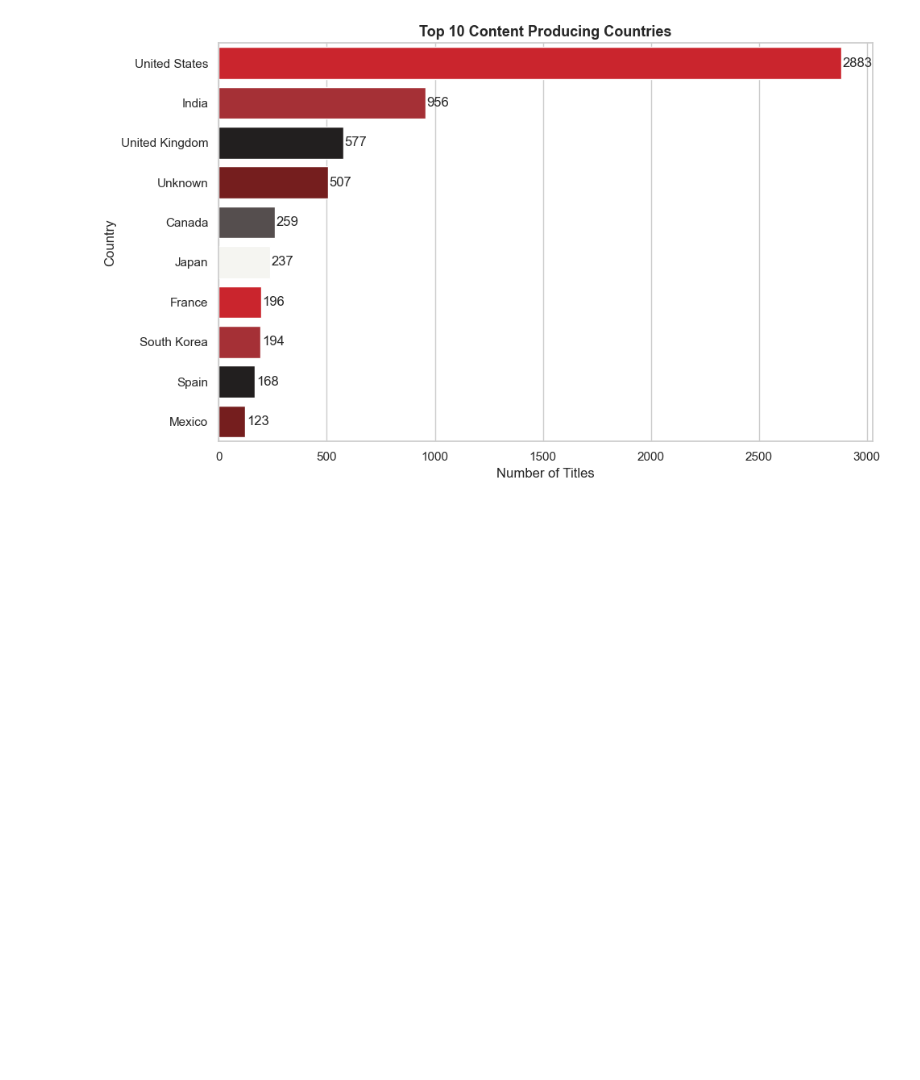
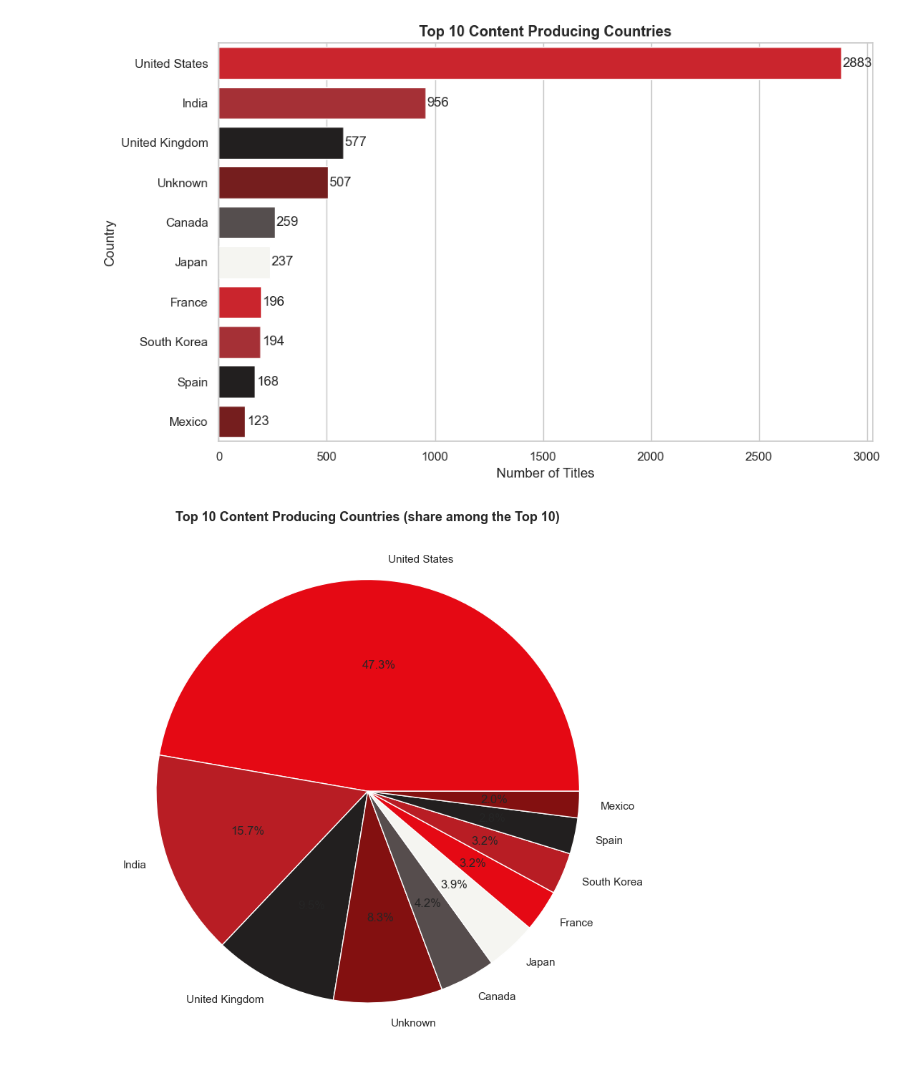
Before and after one commit to PragyaRana/DS_Training, a Jupyter notebook: Mini_Project_4.ipynb, the cells around one changed output. Drawn from its saved outputs; the diff is of its cells as text; code cells hidden in the pictures; blank space fills up the shorter version.

```diff
--- a/Mini_Project_4.ipynb
+++ b/Mini_Project_4.ipynb
@@ -467,3 +467,17 @@ plt.tight_layout()
 plt.show()
 # %% [output]
 [figure]
+# %%
+plt.figure(figsize=(8, 8))
+plt.pie(
+    top_countries.values,
+    labels=top_countries.index,
+    autopct='%1.1f%%',
+    colors=PALETTE * 2,
+    wedgeprops={'edgecolor': 'white', 'linewidth': 1}
+)
+plt.title("Top 10 Content Producing Countries (share among the Top 10)")
+plt.tight_layout()
+plt.show()
+# %% [output]
+[figure, added]
```
